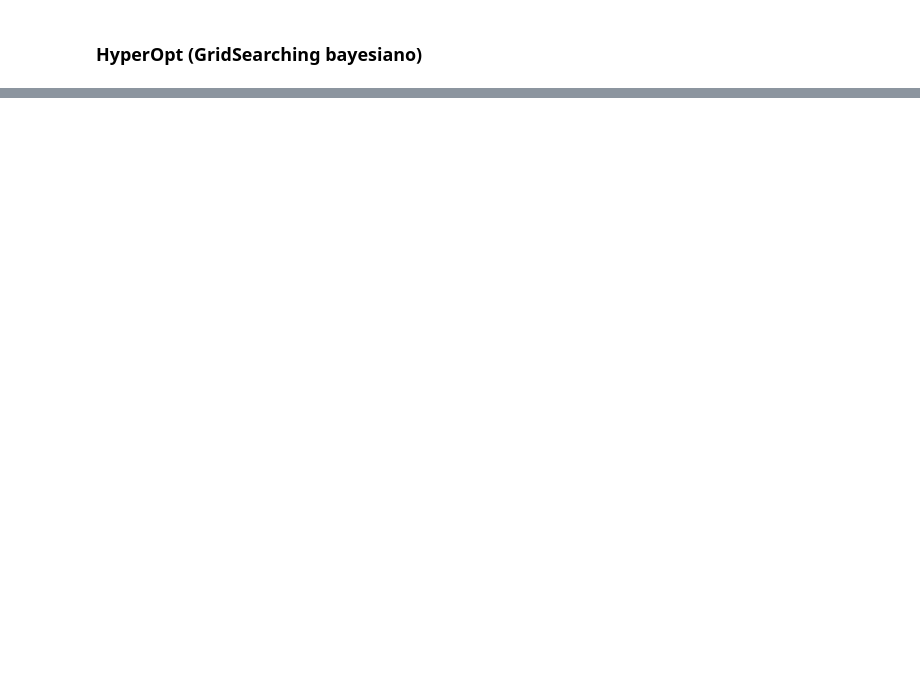
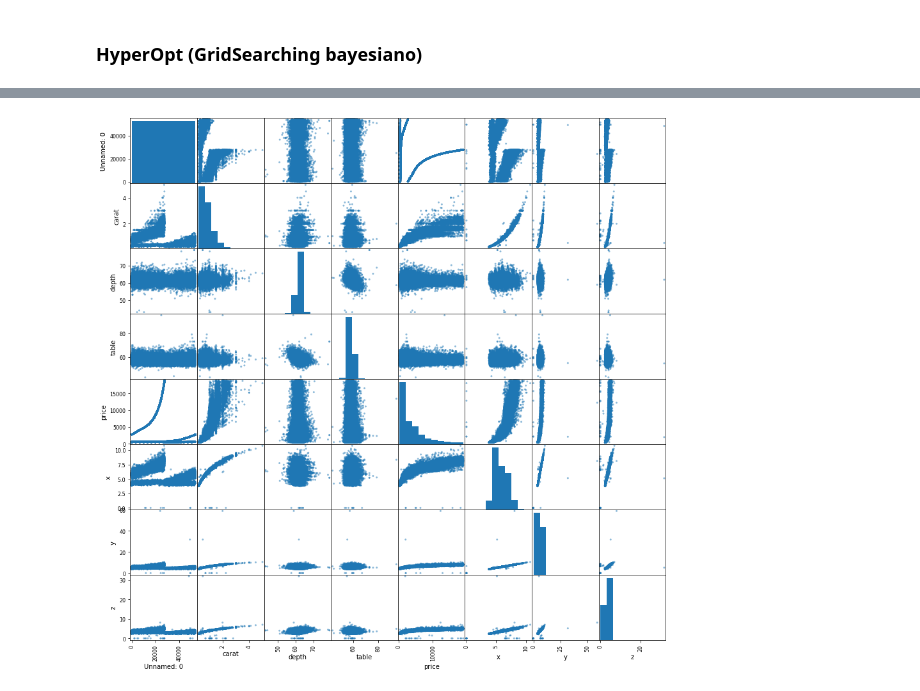
Before and after one commit to Pomilusky/apuntes_clase, a Jupyter notebook: semana_6/5.1 - Ajuste.ipynb, the cells around one changed output, grey strips where cells are left out. Drawn from its saved outputs; the diff is of its cells as text; code cells hidden in the pictures; blank space fills up the shorter version.

```diff
--- a/semana_6/5.1 - Ajuste.ipynb
+++ b/semana_6/5.1 - Ajuste.ipynb
@@ -156,0 +169,5 @@ RandomForestClassifier(criterion='entropy', min_samples_split=10,
+# %%
+df=pd.read_csv('data/diamonds.csv')
+df=df.dropna()
+
+df.head()
@@ -156,0 +181,4 @@ RandomForestClassifier(criterion='entropy', min_samples_split=10,
+# %%
+scatter_matrix(df, figsize=(15, 15));
+# %% [output]
+[figure, added]
```
Also changed, not shown: parts of 23 cells of this notebook.
